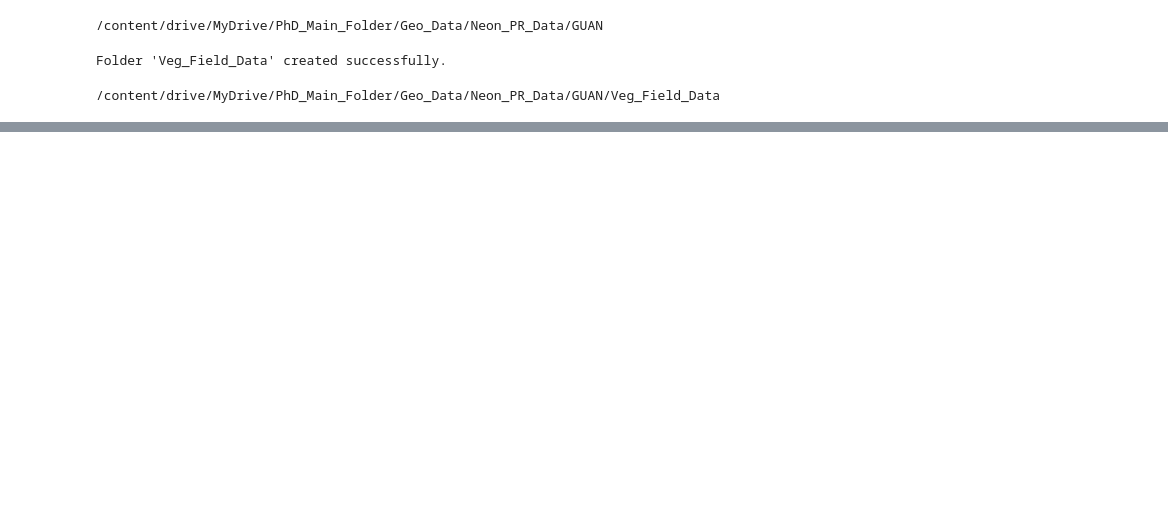
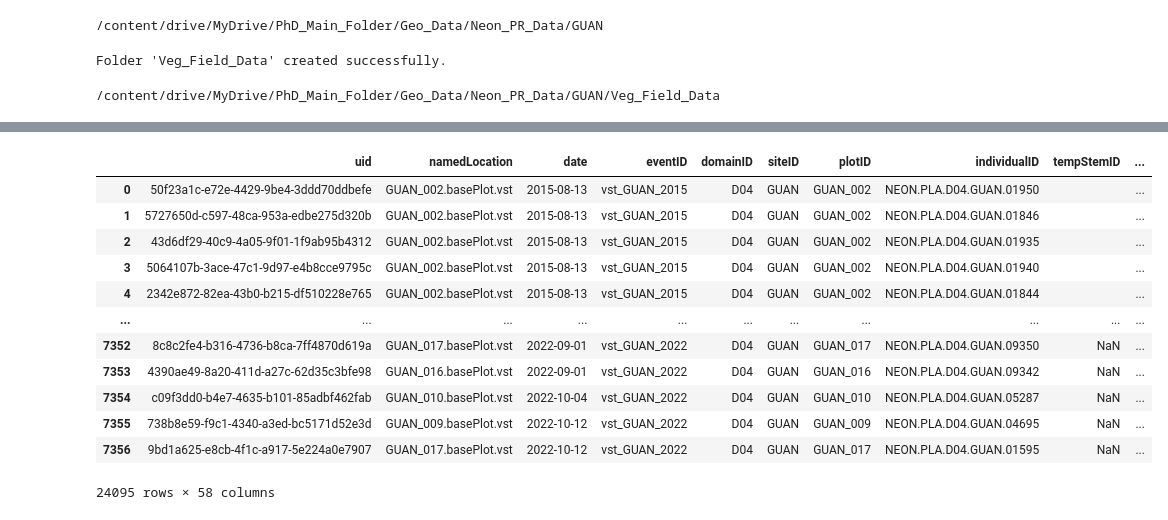
Before and after one commit to MayerT1/COLAB_DEV_GEDI-BDL, a Jupyter notebook: NEON_Discrete_Lidar_Data.ipynb, the cells around one changed output, grey strips where cells are left out. Drawn from its saved outputs; the diff is of its cells as text; code cells hidden in the pictures; blank space fills up the shorter version.

```diff
--- a/NEON_Discrete_Lidar_Data.ipynb
+++ b/NEON_Discrete_Lidar_Data.ipynb
@@ -563,0 +770,23 @@ AttributeError: module 'neonutilities' has no attribute 'load_data'
+# %%
+
+x1 = veglist['vst_apparentindividual']
+y1 = veglist['vst_mappingandtagging']
+
+frames = [x1, y1]
+
+veg = pd.concat(frames)
+veg
+# %% [output]
+|  | uid | namedLocation | date | eventID | domainID | siteID | plotID | individualID | tempStemID | ... |
+| 0 | 50f23a1c-e72e-4429-9be4-3ddd70ddbefe | GUAN_002.basePlot.vst | 2015-08-13 | vst_GUAN_2015 | D04 | GUAN | GUAN_002 | NEON.PLA.D04.GUAN.01950 |  | ... |
+| 1 | 5727650d-c597-48ca-953a-edbe275d320b | GUAN_002.basePlot.vst | 2015-08-13 | vst_GUAN_2015 | D04 | GUAN | GUAN_002 | NEON.PLA.D04.GUAN.01846 |  | ... |
+| 2 | 43d6df29-40c9-4a05-9f01-1f9ab95b4312 | GUAN_002.basePlot.vst | 2015-08-13 | vst_GUAN_2015 | D04 | GUAN | GUAN_002 | NEON.PLA.D04.GUAN.01935 |  | ... |
+| 3 | 5064107b-3ace-47c1-9d97-e4b8cce9795c | GUAN_002.basePlot.vst | 2015-08-13 | vst_GUAN_2015 | D04 | GUAN | GUAN_002 | NEON.PLA.D04.GUAN.01940 |  | ... |
+| 4 | 2342e872-82ea-43b0-b215-df510228e765 | GUAN_002.basePlot.vst | 2015-08-13 | vst_GUAN_2015 | D04 | GUAN | GUAN_002 | NEON.PLA.D04.GUAN.01844 |  | ... |
+| ... | ... | ... | ... | ... | ... | ... | ... | ... | ... | ... |
+| 7352 | 8c8c2fe4-b316-4736-b8ca-7ff4870d619a | GUAN_017.basePlot.vst | 2022-09-01 | vst_GUAN_2022 | D04 | GUAN | GUAN_017 | NEON.PLA.D04.GUAN.09350 | NaN | ... |
+| 7353 | 4390ae49-8a20-411d-a27c-62d35c3bfe98 | GUAN_016.basePlot.vst | 2022-09-01 | vst_GUAN_2022 | D04 | GUAN | GUAN_016 | NEON.PLA.D04.GUAN.09342 | NaN | ... |
+| 7354 | c09f3dd0-b4e7-4635-b101-85adbf462fab | GUAN_010.basePlot.vst | 2022-10-04 | vst_GUAN_2022 | D04 | GUAN | GUAN_010 | NEON.PLA.D04.GUAN.05287 | NaN | ... |
+| 7355 | 738b8e59-f9c1-4340-a3ed-bc5171d52e3d | GUAN_009.basePlot.vst | 2022-10-12 | vst_GUAN_2022 | D04 | GUAN | GUAN_009 | NEON.PLA.D04.GUAN.04695 | NaN | ... |
+| 7356 | 9bd1a625-e8cb-4f1c-a917-5e224a0e7907 | GUAN_017.basePlot.vst | 2022-10-12 | vst_GUAN_2022 | D04 | GUAN | GUAN_017 | NEON.PLA.D04.GUAN.01595 | NaN | ... |
+24095 rows × 58 columns
```
Also changed, not shown: parts of 39 cells of this notebook.
